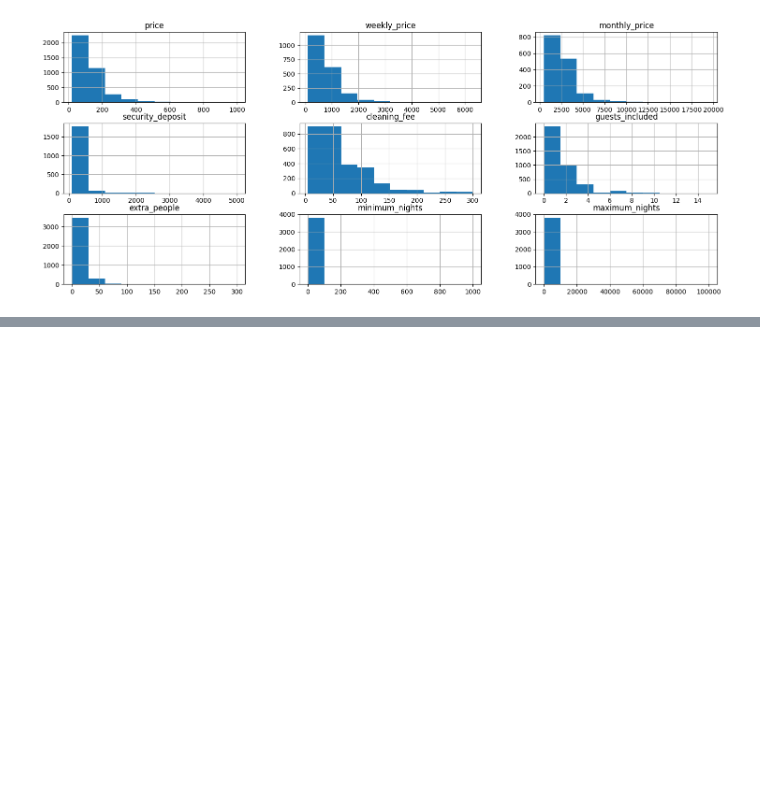
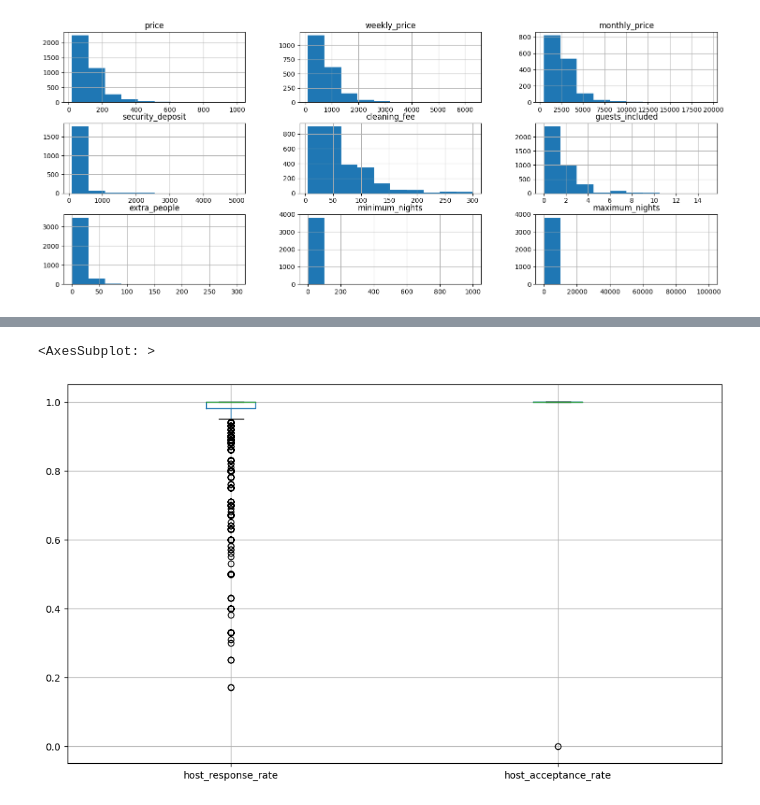
Before and after one commit to aeusepi/Project, a Jupyter notebook: Airbnb.ipynb, the cells around one changed output, grey strips where cells are left out. Saved outputs shown, nothing was run; the diff lists cells and outputs as text; code cells hidden in the pictures; blank space fills up the shorter version.

```diff
--- a/Airbnb.ipynb
+++ b/Airbnb.ipynb
@@ -19,9 +19,9 @@ import numpy as np
 import pandas as pd
 import matplotlib.pyplot as plt
 import seaborn as sns
-from nltk.sentiment import SentimentAnalyzer
+from nltk.sentiment import SentimentIntensityAnalyzer
 %matplotlib inline
-
+sia = SentimentIntensityAnalyzer()
 df = pd.read_csv('./listings.csv')
 
 num_rows = df.shape[0]
@@ -251,7 +262,7 @@ array([[<AxesSubplot: title={'center': 'price'}>,
         <AxesSubplot: title={'center': 'maximum_nights'}>]], dtype=object)
 [figure]
 # %%
-sia = SentimentAnalyzer()
+# columns related to general attributes
 cols = ['name', 'summary', 'space', 'description', 'experiences_offered', 'neighborhood_overview',
        'notes', 'transit']
 df[cols].head()
@@ -257,0 +276,3 @@ df[cols].head()
+# %%
+df['description_positive_score'] = df['description'].apply(lambda x : sia.polarity_scores(x)['pos'])
+df['description_negative_score'] = df['description'].apply(lambda x : sia.polarity_scores(x)['neg'])
@@ -257,0 +320,20 @@ df[cols].head()
+# %%
+df_Host = df[['host_listings_count', 'host_total_listings_count', 'calculated_host_listings_count']].copy()
+df_Host.corr()
+#calculated_host_listings_count is probably th ebest
+
+cols = ['host_response_rate', 'host_acceptance_rate']
+df_host2 = df[cols].copy()
+
+# Convert the percentage columns into floats
+pct_to_float = lambda x: x.str.replace(r'%', r'.0').astype('float') / 100.0
+
+# Apply the function to the rate cols
+df_host2 = df_host2.apply(pct_to_float, axis=1)
+
+fig = plt.figure(figsize = (12,7))
+ax = fig.gca()
+df_host2.boxplot(ax=ax)
+# %% [output]
+<AxesSubplot: >
+[figure, added]
```
Also changed, not shown: parts of 5 cells of this notebook.
